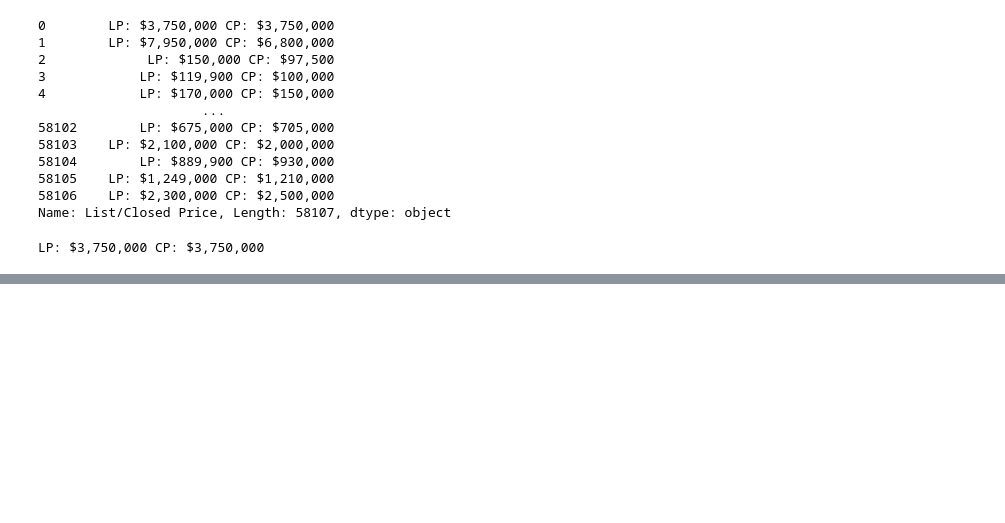
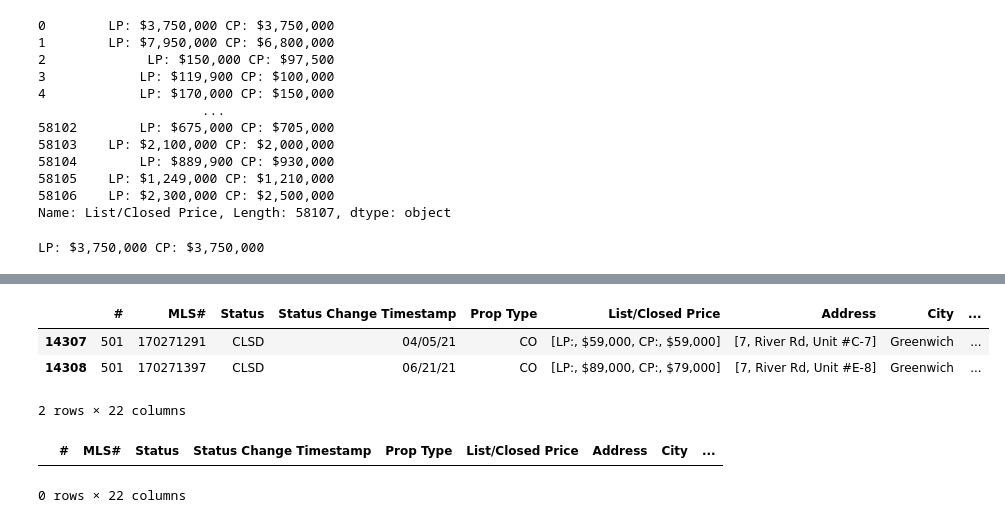
Before and after one commit to stevepereira91/Springboard-Coursework, a Jupyter notebook: Data Wrangling notebook.ipynb, the cells around one changed output, grey strips where cells are left out. Drawn from its saved outputs; the diff is of its cells as text; code cells hidden in the pictures; blank space fills up the shorter version.

```diff
--- a/Data Wrangling notebook.ipynb
+++ b/Data Wrangling notebook.ipynb
@@ -307,0 +567,7 @@ data_merged.head()
+# %%
+data_merged[data_merged['Rooms Total']==99]
+# %% [output]
+|  | # | MLS# | Status | Status Change Timestamp | Prop Type | List/Closed Price | Address | City | ... |
+| 14307 | 501 | 170271291 | CLSD | 04/05/21 | CO | [LP:, $59,000, CP:, $59,000] | [7, River Rd, Unit #C-7] | Greenwich | ... |
+| 14308 | 501 | 170271397 | CLSD | 06/21/21 | CO | [LP:, $89,000, CP:, $79,000] | [7, River Rd, Unit #E-8] | Greenwich | ... |
+2 rows × 22 columns
@@ -307,0 +577,5 @@ data_merged.head()
+# %%
+data_merged[data_merged['Rooms Total']==99]
+# %% [output]
+|  | # | MLS# | Status | Status Change Timestamp | Prop Type | List/Closed Price | Address | City | ... |
+0 rows × 22 columns
```
Also changed, not shown: parts of 102 cells of this notebook.
